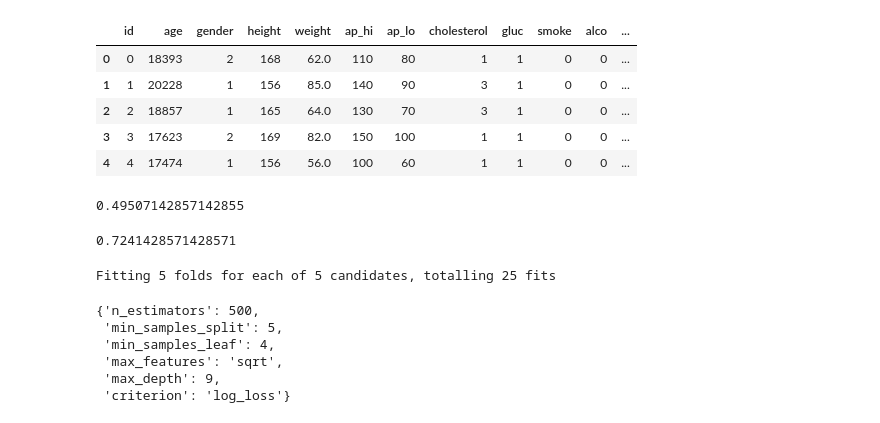
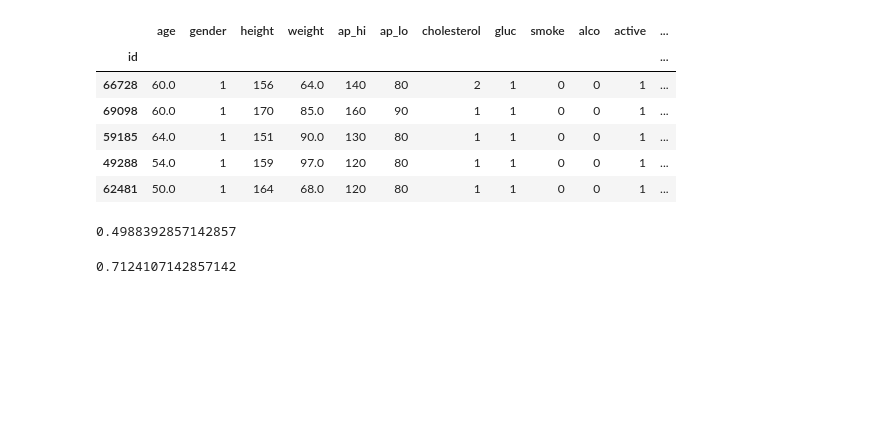
Before and after one commit to cxmedeiros/Projeto-Estatistica, a Jupyter notebook: randomforest.ipynb, the cells around one changed output. Saved outputs shown, nothing was run; the diff lists cells and outputs as text; code cells hidden in the pictures; blank space fills up the shorter version.

```diff
--- a/randomforest.ipynb
+++ b/randomforest.ipynb
@@ -5,16 +5,19 @@ from sklearn.dummy import DummyClassifier
 # import train_test_split
 from sklearn.model_selection import train_test_split
 # %%
-data = pd.read_csv('cardio_train.csv', sep=',', index_col=0)
+data = pd.read_csv('train.csv', sep=',', index_col=0)
-# %%
-data.head()
-# %% [output]
-|  | id | age | gender | height | weight | ap_hi | ap_lo | cholesterol | gluc | smoke | alco | ... |
-| 0 | 0 | 18393 | 2 | 168 | 62.0 | 110 | 80 | 1 | 1 | 0 | 0 | ... |
-| 1 | 1 | 20228 | 1 | 156 | 85.0 | 140 | 90 | 3 | 1 | 0 | 0 | ... |
-| 2 | 2 | 18857 | 1 | 165 | 64.0 | 130 | 70 | 3 | 1 | 0 | 0 | ... |
-| 3 | 3 | 17623 | 2 | 169 | 82.0 | 150 | 100 | 1 | 1 | 0 | 0 | ... |
-| 4 | 4 | 17474 | 1 | 156 | 56.0 | 100 | 60 | 1 | 1 | 0 | 0 | ... |
+# %%
+data['age'] = round(data['age'] / 365)
+target = data['cardio']
+data.head()
+# %% [output]
+|  | age | gender | height | weight | ap_hi | ap_lo | cholesterol | gluc | smoke | alco | active | ... |
+| id |  |  |  |  |  |  |  |  |  |  |  | ... |
+| 66728 | 60.0 | 1 | 156 | 64.0 | 140 | 80 | 2 | 1 | 0 | 0 | 1 | ... |
+| 69098 | 60.0 | 1 | 170 | 85.0 | 160 | 90 | 1 | 1 | 0 | 0 | 1 | ... |
+| 59185 | 64.0 | 1 | 151 | 90.0 | 130 | 80 | 1 | 1 | 0 | 0 | 1 | ... |
+| 49288 | 54.0 | 1 | 159 | 97.0 | 120 | 80 | 1 | 1 | 0 | 0 | 1 | ... |
+| 62481 | 50.0 | 1 | 164 | 68.0 | 120 | 80 | 1 | 1 | 0 | 0 | 1 | ... |
 # %%
 x_train, x_val, y_train, y_val = train_test_split(data.drop('cardio', axis=1), data['cardio'], test_size=0.2, random_state=0)
 # %%
@@ -23,7 +26,7 @@ dummy_clf.fit(x_train, y_train)
 
 dummy_clf.score(x_val, y_val)
 # %% [output]
-0.49507142857142855
+0.4988392857142857
 # %%
 #Random Forest algorithm
 from sklearn.ensemble import RandomForestClassifier
@@ -33,7 +36,7 @@ rf_clf.fit(x_train, y_train)
 
 rf_clf.score(x_val, y_val)
 # %% [output]
-0.7241428571428571
+0.7124107142857142
 # %%
 #import min max scaler, one hot encoder, and column transformer
 from sklearn.preprocessing import MinMaxScaler, OneHotEncoder
@@ -52,31 +55,3 @@ preprocessor = ColumnTransformer(
 
 x_train = preprocessor.fit_transform(x_train)
 x_val = preprocessor.transform(x_val)
-# %%
-# import ransearchcv
-from sklearn.model_selection import RandomizedSearchCV
-# define the parameters
-params = {
-    'max_depth': [3, 5, 7, 9, 11, 13, 15],
-    'n_estimators': [100, 200, 300, 400, 500, 600, 700, 800, 900, 1000],
-    'min_samples_split': [2, 5, 10],
-    'min_samples_leaf': [1, 2, 4],
-    'max_features': ['sqrt', 'log2', None],
-    'criterion':['gini', 'entropy', 'log_loss']
-}
-# create the model
-rf_clf = RandomForestClassifier()
-# create the random search cv
-random_search = RandomizedSearchCV(rf_clf, param_distributions=params, n_iter=5, scoring='roc_auc', n_jobs=-1, cv=5, verbose=3)
-# fit the model
-random_search.fit(x_train, y_train)
-
-random_search.best_params_
-# %% [output]
-Fitting 5 folds for each of 5 candidates, totalling 25 fits
-{'n_estimators': 500,
- 'min_samples_split': 5,
- 'min_samples_leaf': 4,
- 'max_features': 'sqrt',
- 'max_depth': 9,
- 'criterion': 'log_loss'}
```
Also changed, not shown: parts of 8 cells of this notebook, 6 other files.
